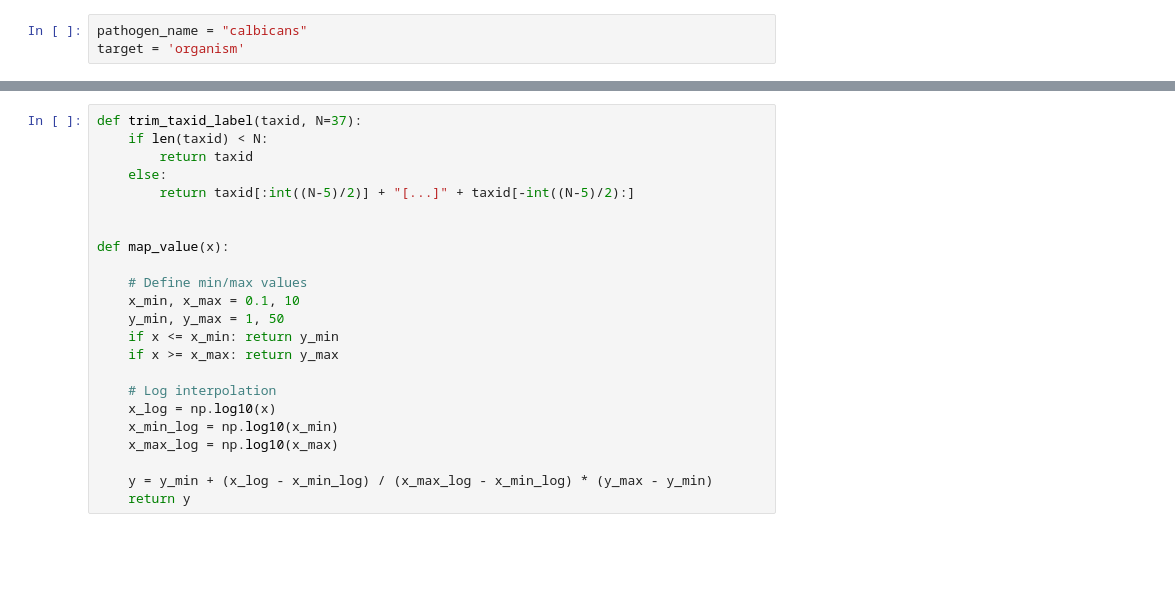
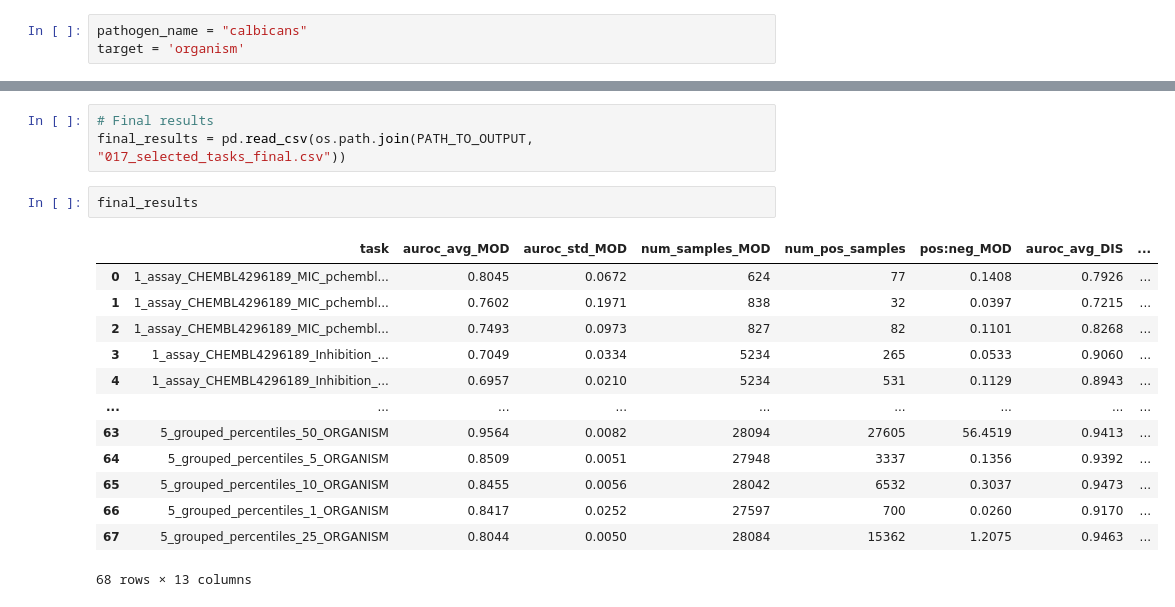
Before and after one commit to ersilia-os/chembl-antimicrobial-tasks, a Jupyter notebook: notebooks/diagnosis.ipynb, the cells around one changed output, grey strips where cells are left out. Saved outputs shown, nothing was run; the diff lists cells and outputs as text; blank space fills up the shorter version.

```diff
--- a/notebooks/diagnosis.ipynb
+++ b/notebooks/diagnosis.ipynb
@@ -98,24 +131,20 @@ X_umap = reducer.fit_transform(X)
-# %%
-def trim_taxid_label(taxid, N=37):
-    if len(taxid) < N:
-        return taxid
-    else:
-        return taxid[:int((N-5)/2)] + "[...]" + taxid[-int((N-5)/2):]
-
-
-def map_value(x):
-
-    # Define min/max values
-    x_min, x_max = 0.1, 10
-    y_min, y_max = 1, 50
-    if x <= x_min: return y_min
-    if x >= x_max: return y_max
-
-    # Log interpolation
-    x_log = np.log10(x)
-    x_min_log = np.log10(x_min)
-    x_max_log = np.log10(x_max)
-
-    y = y_min + (x_log - x_min_log) / (x_max_log - x_min_log) * (y_max - y_min)
-    return y
+# %%
+# Final results
+final_results = pd.read_csv(os.path.join(PATH_TO_OUTPUT, "017_selected_tasks_final.csv"))
+# %%
+final_results
+# %% [output]
+|  | task | auroc_avg_MOD | auroc_std_MOD | num_samples_MOD | num_pos_samples | pos:neg_MOD | auroc_avg_DIS | ... |
+| 0 | 1_assay_CHEMBL4296189_MIC_pchembl... | 0.8045 | 0.0672 | 624 | 77 | 0.1408 | 0.7926 | ... |
+| 1 | 1_assay_CHEMBL4296189_MIC_pchembl... | 0.7602 | 0.1971 | 838 | 32 | 0.0397 | 0.7215 | ... |
+| 2 | 1_assay_CHEMBL4296189_MIC_pchembl... | 0.7493 | 0.0973 | 827 | 82 | 0.1101 | 0.8268 | ... |
+| 3 | 1_assay_CHEMBL4296189_Inhibition_... | 0.7049 | 0.0334 | 5234 | 265 | 0.0533 | 0.9060 | ... |
+| 4 | 1_assay_CHEMBL4296189_Inhibition_... | 0.6957 | 0.0210 | 5234 | 531 | 0.1129 | 0.8943 | ... |
+| ... | ... | ... | ... | ... | ... | ... | ... | ... |
+| 63 | 5_grouped_percentiles_50_ORGANISM | 0.9564 | 0.0082 | 28094 | 27605 | 56.4519 | 0.9413 | ... |
+| 64 | 5_grouped_percentiles_5_ORGANISM | 0.8509 | 0.0051 | 27948 | 3337 | 0.1356 | 0.9392 | ... |
+| 65 | 5_grouped_percentiles_10_ORGANISM | 0.8455 | 0.0056 | 28042 | 6532 | 0.3037 | 0.9473 | ... |
+| 66 | 5_grouped_percentiles_1_ORGANISM | 0.8417 | 0.0252 | 27597 | 700 | 0.0260 | 0.9170 | ... |
+| 67 | 5_grouped_percentiles_25_ORGANISM | 0.8044 | 0.0050 | 28084 | 15362 | 1.2075 | 0.9463 | ... |
+68 rows × 13 columns
 # %%
```
Also changed, not shown: parts of 7 cells of this notebook, 2 other files.
